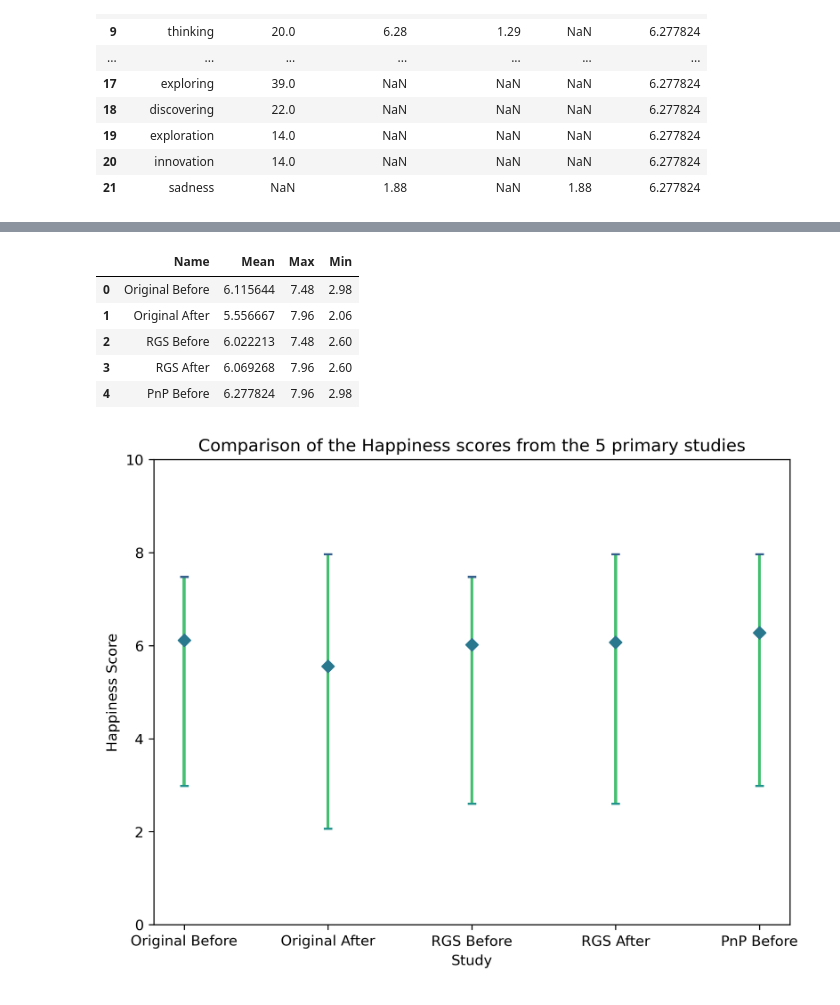
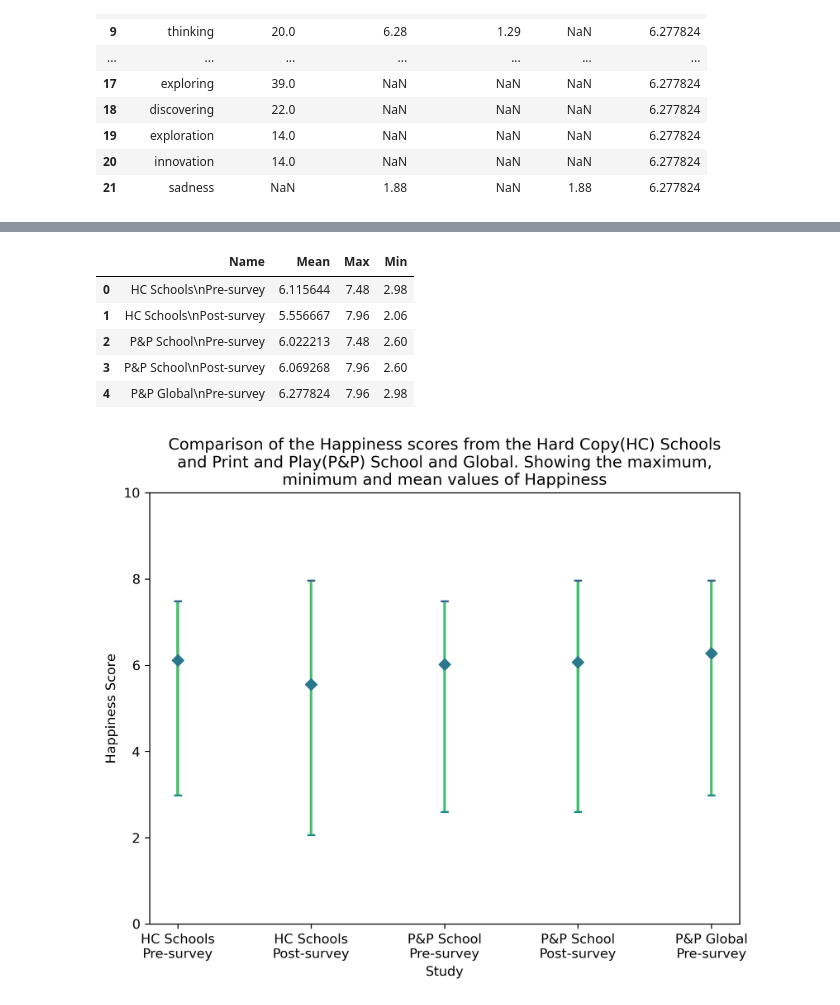
Before and after one commit to markbasham/DiamondTheGamePrintAndPlayGraphs, a Jupyter notebook: WordAnalysis.ipynb, the cells around one changed output, grey strips where cells are left out. Cells and saved outputs as stored; diff of their text form; code cells hidden in the pictures.

Commit message:
Update graphs with new wordings

```diff
--- a/WordAnalysis.ipynb
+++ b/WordAnalysis.ipynb
@@ -251,31 +258,31 @@ plot_word_analysis(pnp_df_before, 'PnPWordAnalyisBefore')
 # %%
 data = []
 
-data.append(['Original Before',
+data.append(['HC Schools\nPre-survey',
              original_df_before[1:-1]['Weighted mean'].max(),
              original_df_before[1:-1]['Happiness Score'].max(),
              original_df_before[1:-1]['Happiness Score'].min()
             ])
 
-data.append(['Original After',
+data.append(['HC Schools\nPost-survey',
              original_df_after[1:-1]['Weighted mean'].max(),
              original_df_after[1:-1]['Happiness Score'].max(),
              original_df_after[1:-1]['Happiness Score'].min()
             ])
 
-data.append(['RGS Before',
+data.append(['P&P School\nPre-survey',
              rgs_df_before[1:-1]['Weighted mean'].max(),
              rgs_df_before[1:-1]['Happiness Score'].max(),
              rgs_df_before[1:-1]['Happiness Score'].min()
             ])
 
-data.append(['RGS After',
+data.append(['P&P School\nPost-survey',
              rgs_df_after[1:-1]['Weighted mean'].max(),
              rgs_df_after[1:-1]['Happiness Score'].max(),
              rgs_df_after[1:-1]['Happiness Score'].min()
             ])
 
-data.append(['PnP Before',
+data.append(['P&P Global\nPre-survey',
              pnp_df_before[1:-1]['Weighted mean'].max(),
              pnp_df_before[1:-1]['Happiness Score'].max(),
              pnp_df_before[1:-1]['Happiness Score'].min()
@@ -285,23 +292,23 @@ df = pd.DataFrame(data, columns = ['Name', 'Mean', 'Max', 'Min'])
 df
 # %% [output]
 |  | Name | Mean | Max | Min |
-| 0 | Original Before | 6.115644 | 7.48 | 2.98 |
-| 1 | Original After | 5.556667 | 7.96 | 2.06 |
-| 2 | RGS Before | 6.022213 | 7.48 | 2.60 |
-| 3 | RGS After | 6.069268 | 7.96 | 2.60 |
-| 4 | PnP Before | 6.277824 | 7.96 | 2.98 |
+| 0 | HC Schools\nPre-survey | 6.115644 | 7.48 | 2.98 |
+| 1 | HC Schools\nPost-survey | 5.556667 | 7.96 | 2.06 |
+| 2 | P&P School\nPre-survey | 6.022213 | 7.48 | 2.60 |
+| 3 | P&P School\nPost-survey | 6.069268 | 7.96 | 2.60 |
+| 4 | P&P Global\nPre-survey | 6.277824 | 7.96 | 2.98 |
 # %%
 fig, ax = plt.subplots(figsize=(8, 6), dpi=300)
 
 ax.scatter(df['Name'], df['Mean'], color=pl.cm.viridis(0.4), marker='D', label='Mean Happiness Score')
 ax.scatter(df['Name'], df['Max'], color=pl.cm.viridis(0.3), marker='_', label='Max Happiness Score')
 ax.scatter(df['Name'], df['Min'], color=pl.cm.viridis(0.5), marker='_', label='Min Happiness Score')
 ax.bar(df['Name'], df['Max']-df['Min'], color=pl.cm.viridis(0.7), label='Max Happiness Score', width=0.02, bottom=df['Min'], zorder=-10)
 
 ax.set_xlabel('Study')
 ax.set_ylabel('Happiness Score')
-ax.set_title('Comparison of the Happiness scores from the 5 primary studies')
+ax.set_title('Comparison of the Happiness scores from the Hard Copy(HC) Schools\nand Print and Play(P&P) School and Global. Showing the maximum,\nminimum and mean values of Happiness')
 ax.set_ylim(0,10)
 plt.savefig('figures/Comparison.png')
 # %% [output]
-[figure, old version]
+[figure, new version]
```
Also changed, not shown: parts of 6 cells of this notebook, 6 other files.
